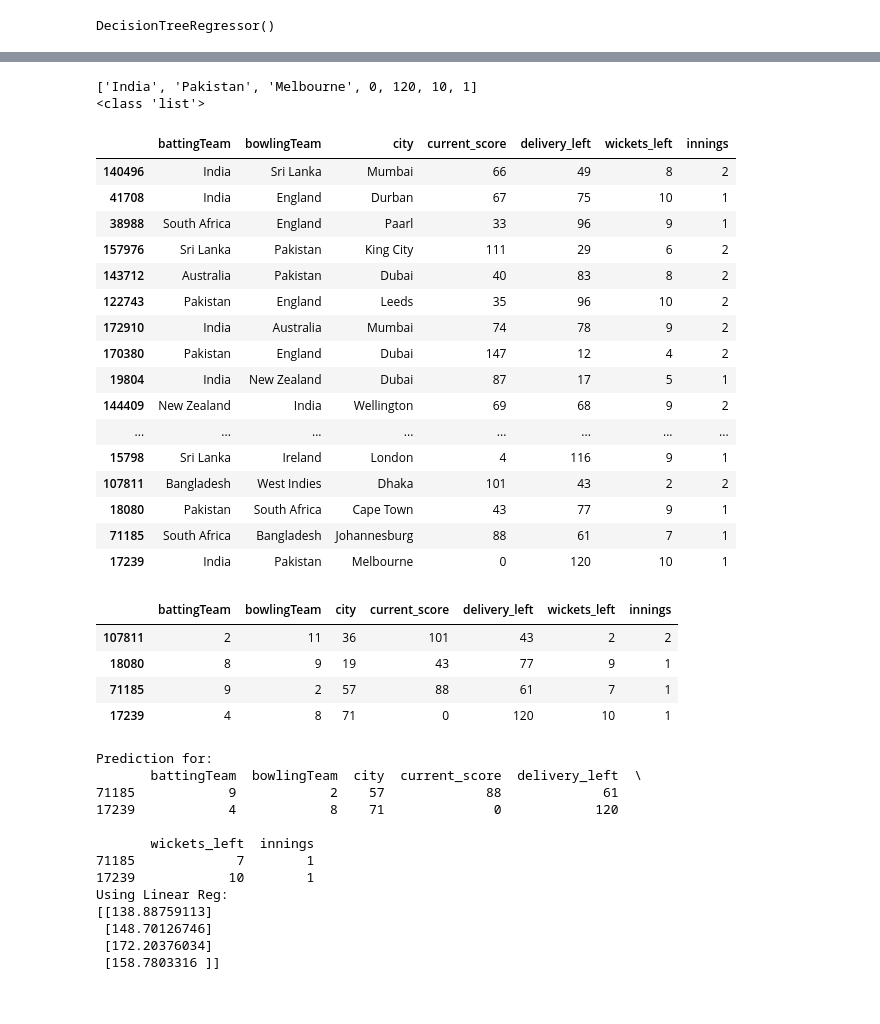
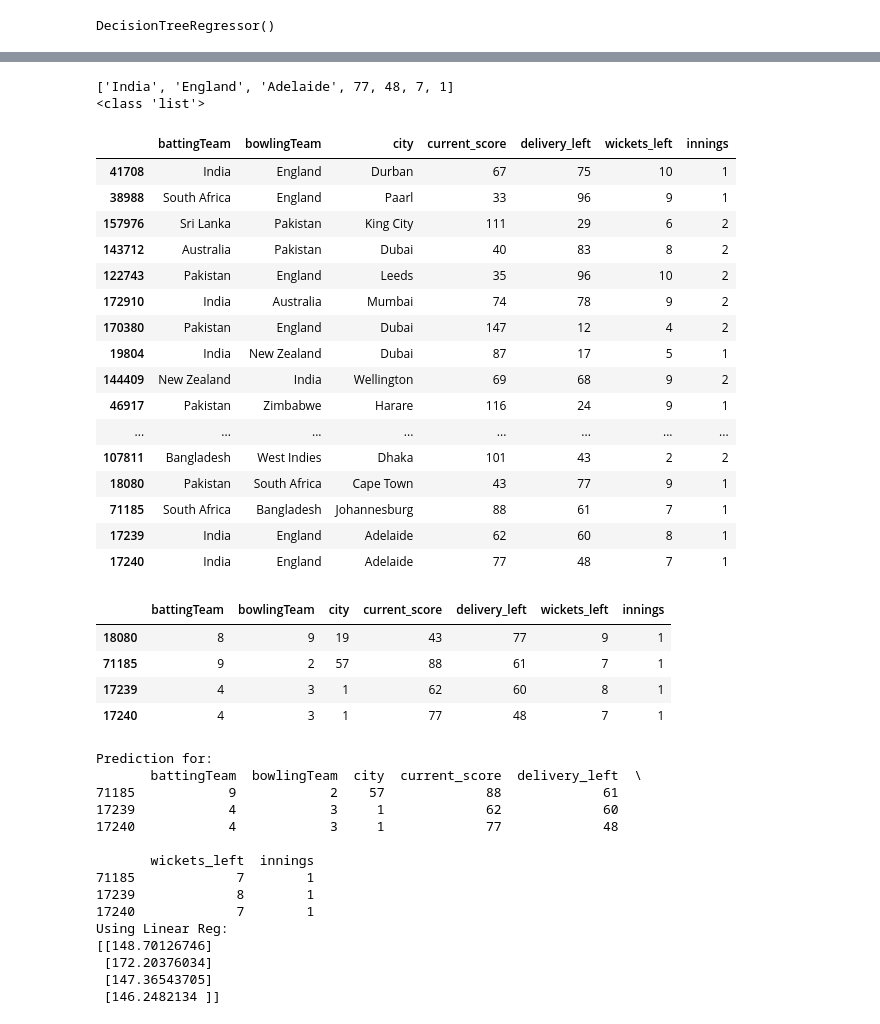
Before and after one commit to viper33ashes/DS, a Jupyter notebook: t20score_predictor.ipynb, the cells around one changed output, grey strips where cells are left out. Drawn from its saved outputs; the diff is of its cells as text; code cells hidden in the pictures.

```diff
--- a/t20score_predictor.ipynb
+++ b/t20score_predictor.ipynb
@@ -362,28 +362,27 @@ MAE from decision
 # %%
 
 #caluclate own prediction for Ind vs Pak at MCG on 23rd
 #features=['battingTeam','bowlingTeam','city','current_score','delivery_left','wickets_left','innings']
 battingTeam='India'
-bowlingTeam='Pakistan'
-city='Melbourne'
-current_score=0
-delivery_left=120
-wickets_left=10
+bowlingTeam='England'
+city='Adelaide'
+current_score=77
+delivery_left=48
+wickets_left=7
 innings=1
 predict_me=[battingTeam,bowlingTeam,city,current_score,delivery_left,wickets_left,innings]
 print(predict_me)
 
 
 print(type(predict_me))
 
 #Uncomment below for adding new rows
 data_test2.loc[len(data_test2)]=predict_me
 data_test2.tail(40)
 # %% [output]
-['India', 'Pakistan', 'Melbourne', 0, 120, 10, 1]
+['India', 'England', 'Adelaide', 77, 48, 7, 1]
 <class 'list'>
 |  | battingTeam | bowlingTeam | city | current_score | delivery_left | wickets_left | innings |
-| 140496 | India | Sri Lanka | Mumbai | 66 | 49 | 8 | 2 |
 | 41708 | India | England | Durban | 67 | 75 | 10 | 1 |
 | 38988 | South Africa | England | Paarl | 33 | 96 | 9 | 1 |
 | 157976 | Sri Lanka | Pakistan | King City | 111 | 29 | 6 | 2 |
@@ -393,27 +392,28 @@ data_test2.tail(40)
 | 170380 | Pakistan | England | Dubai | 147 | 12 | 4 | 2 |
 | 19804 | India | New Zealand | Dubai | 87 | 17 | 5 | 1 |
 | 144409 | New Zealand | India | Wellington | 69 | 68 | 9 | 2 |
+| 46917 | Pakistan | Zimbabwe | Harare | 116 | 24 | 9 | 1 |
 | ... | ... | ... | ... | ... | ... | ... | ... |
-| 15798 | Sri Lanka | Ireland | London | 4 | 116 | 9 | 1 |
 | 107811 | Bangladesh | West Indies | Dhaka | 101 | 43 | 2 | 2 |
 | 18080 | Pakistan | South Africa | Cape Town | 43 | 77 | 9 | 1 |
 | 71185 | South Africa | Bangladesh | Johannesburg | 88 | 61 | 7 | 1 |
-| 17239 | India | Pakistan | Melbourne | 0 | 120 | 10 | 1 |
+| 17239 | India | England | Adelaide | 62 | 60 | 8 | 1 |
+| 17240 | India | England | Adelaide | 77 | 48 | 7 | 1 |
 # %%
 data_test2=encoded_df(data_test2)
 data_test2.tail(4)
 # %% [output]
 |  | battingTeam | bowlingTeam | city | current_score | delivery_left | wickets_left | innings |
-| 107811 | 2 | 11 | 36 | 101 | 43 | 2 | 2 |
 | 18080 | 8 | 9 | 19 | 43 | 77 | 9 | 1 |
 | 71185 | 9 | 2 | 57 | 88 | 61 | 7 | 1 |
-| 17239 | 4 | 8 | 71 | 0 | 120 | 10 | 1 |
+| 17239 | 4 | 3 | 1 | 62 | 60 | 8 | 1 |
+| 17240 | 4 | 3 | 1 | 77 | 48 | 7 | 1 |
 # %%
 
 score_predict=t20model.predict(data_test2.tail(4))
 score_predict2=t20model2.predict(data_test2.tail(4))
 print('Prediction for: ')
-print(data_test2.tail(2))
+print(data_test2.tail(3))
 print('Using Linear Reg:')
 print(score_predict)
 #print('Using Dec Tree Reg:')
@@ -422,13 +422,15 @@ print(score_predict)
 Prediction for:
        battingTeam  bowlingTeam  city  current_score  delivery_left  \
 71185            9            2    57             88             61
-17239            4            8    71              0            120
+17239            4            3     1             62             60
+17240            4            3     1             77             48
 
        wickets_left  innings
 71185             7        1
-17239            10        1
+17239             8        1
+17240             7        1
 Using Linear Reg:
-[[138.88759113]
- [148.70126746]
+[[148.70126746]
  [172.20376034]
- [158.7803316 ]]
+ [147.36543705]
+ [146.2482134 ]]
```
Also changed, not shown: parts of 3 cells of this notebook.
